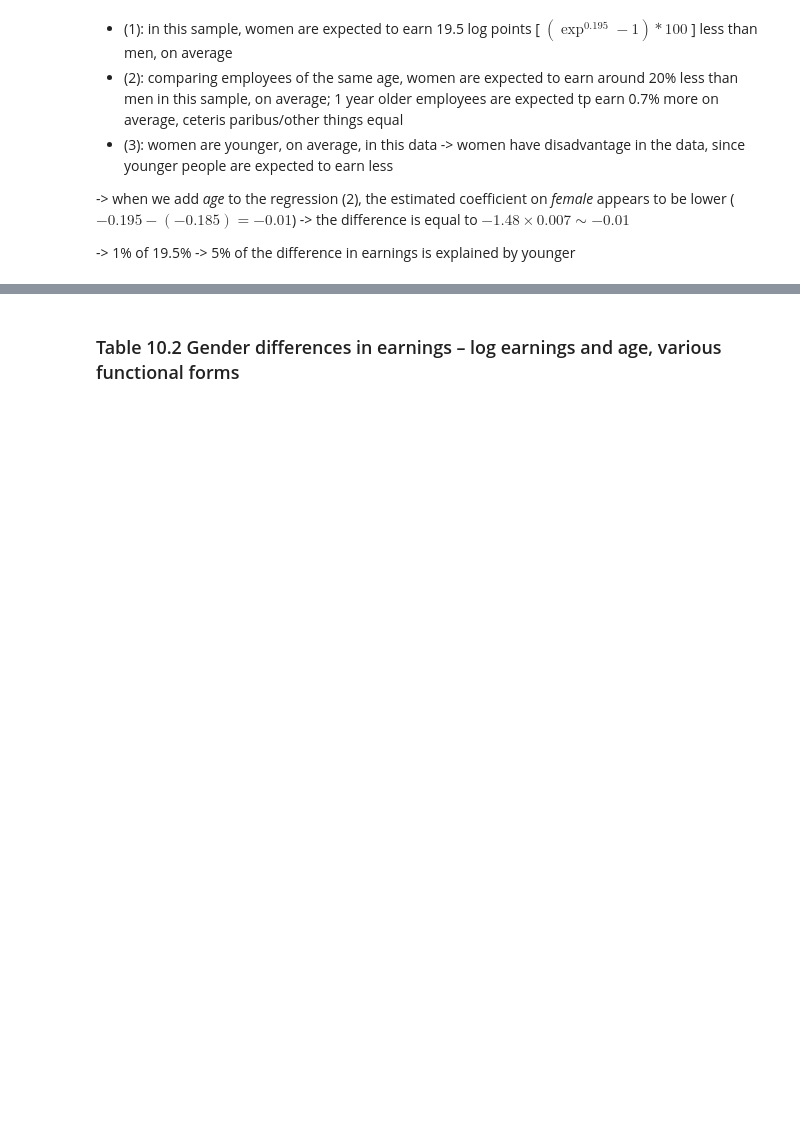
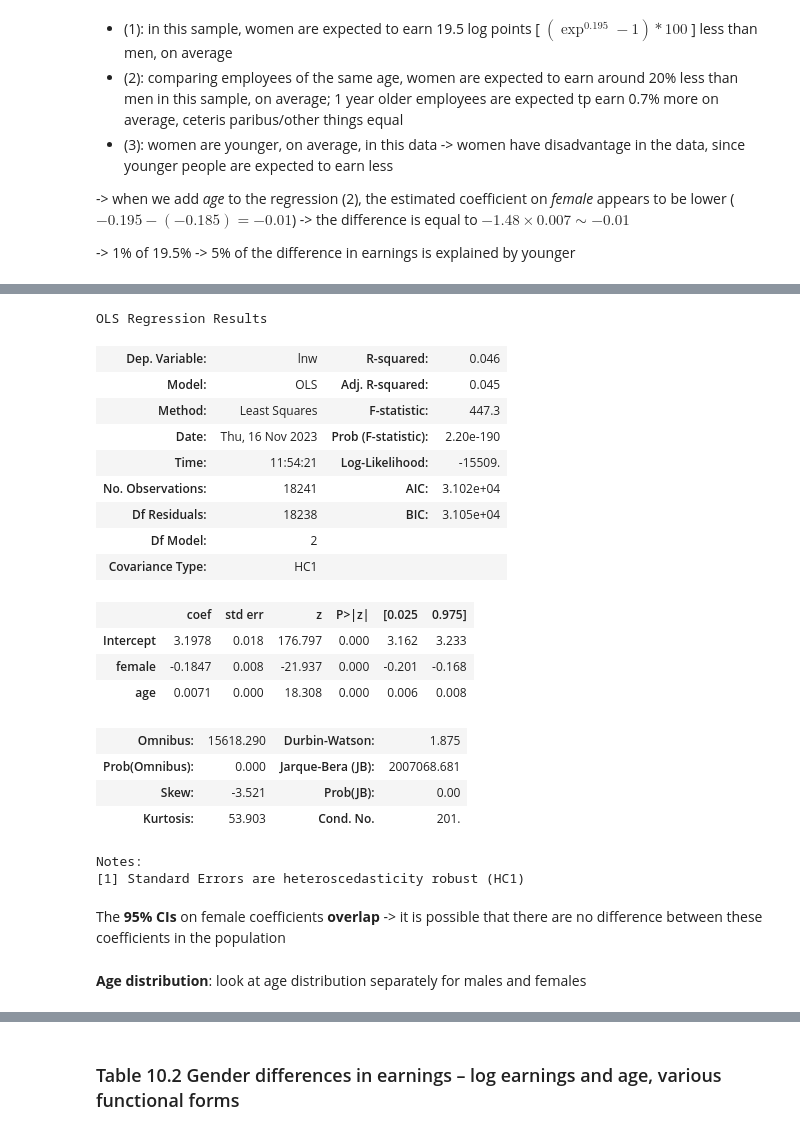
Before and after one commit to costanzadeacutis/TAsessions, a Jupyter notebook: ch10-gender-earnings-understand/ch10-gender-earnings-multireg-commented.ipynb, the cells around one changed output, grey strips where cells are left out. Cells and saved outputs as stored; diff of their text form; code cells hidden in the pictures; blank space fills up the shorter version.

```diff
--- a/ch10-gender-earnings-understand/ch10-gender-earnings-multireg-commented.ipynb
+++ b/ch10-gender-earnings-understand/ch10-gender-earnings-multireg-commented.ipynb
@@ -130,3 +159,30 @@ stargazer
+# %%
+reg2.summary()
+# %% [output]
+OLS Regression Results
+| Dep. Variable: | lnw | R-squared: | 0.046 |
+| Model: | OLS | Adj. R-squared: | 0.045 |
+| Method: | Least Squares | F-statistic: | 447.3 |
+| Date: | Thu, 16 Nov 2023 | Prob (F-statistic): | 2.20e-190 |
+| Time: | 11:54:21 | Log-Likelihood: | -15509. |
+| No. Observations: | 18241 | AIC: | 3.102e+04 |
+| Df Residuals: | 18238 | BIC: | 3.105e+04 |
+| Df Model: | 2 |  |  |
+| Covariance Type: | HC1 |  |  |
+|  | coef | std err | z | P>|z| | [0.025 | 0.975] |
+| Intercept | 3.1978 | 0.018 | 176.797 | 0.000 | 3.162 | 3.233 |
+| female | -0.1847 | 0.008 | -21.937 | 0.000 | -0.201 | -0.168 |
+| age | 0.0071 | 0.000 | 18.308 | 0.000 | 0.006 | 0.008 |
+| Omnibus: | 15618.290 | Durbin-Watson: | 1.875 |
+| Prob(Omnibus): | 0.000 | Jarque-Bera (JB): | 2007068.681 |
+| Skew: | -3.521 | Prob(JB): | 0.00 |
+| Kurtosis: | 53.903 | Cond. No. | 201. |
+Notes:
+[1] Standard Errors are heteroscedasticity robust (HC1)
+# %% [markdown]
+The **95% CIs** on female coefficients **overlap** -> it is possible that there are no difference between these coefficients in the population
+# %% [markdown]
+**Age distribution**: look at age distribution separately for males and females
 # %%
 (
     ggplot(cps, aes(x="age", y="2*stat(count)/sum(stat(count))"))
```
Also changed, not shown: parts of 23 cells of this notebook.
